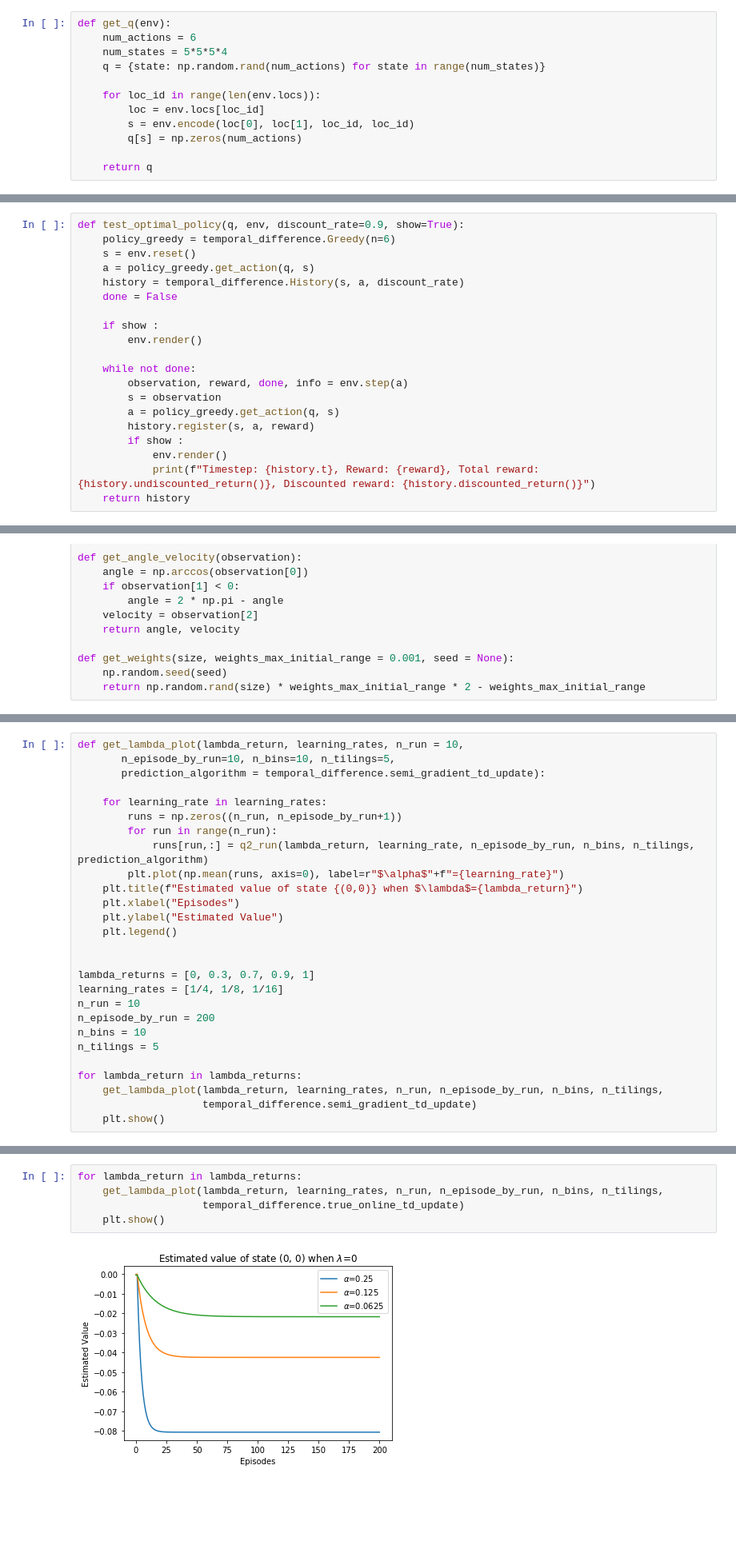
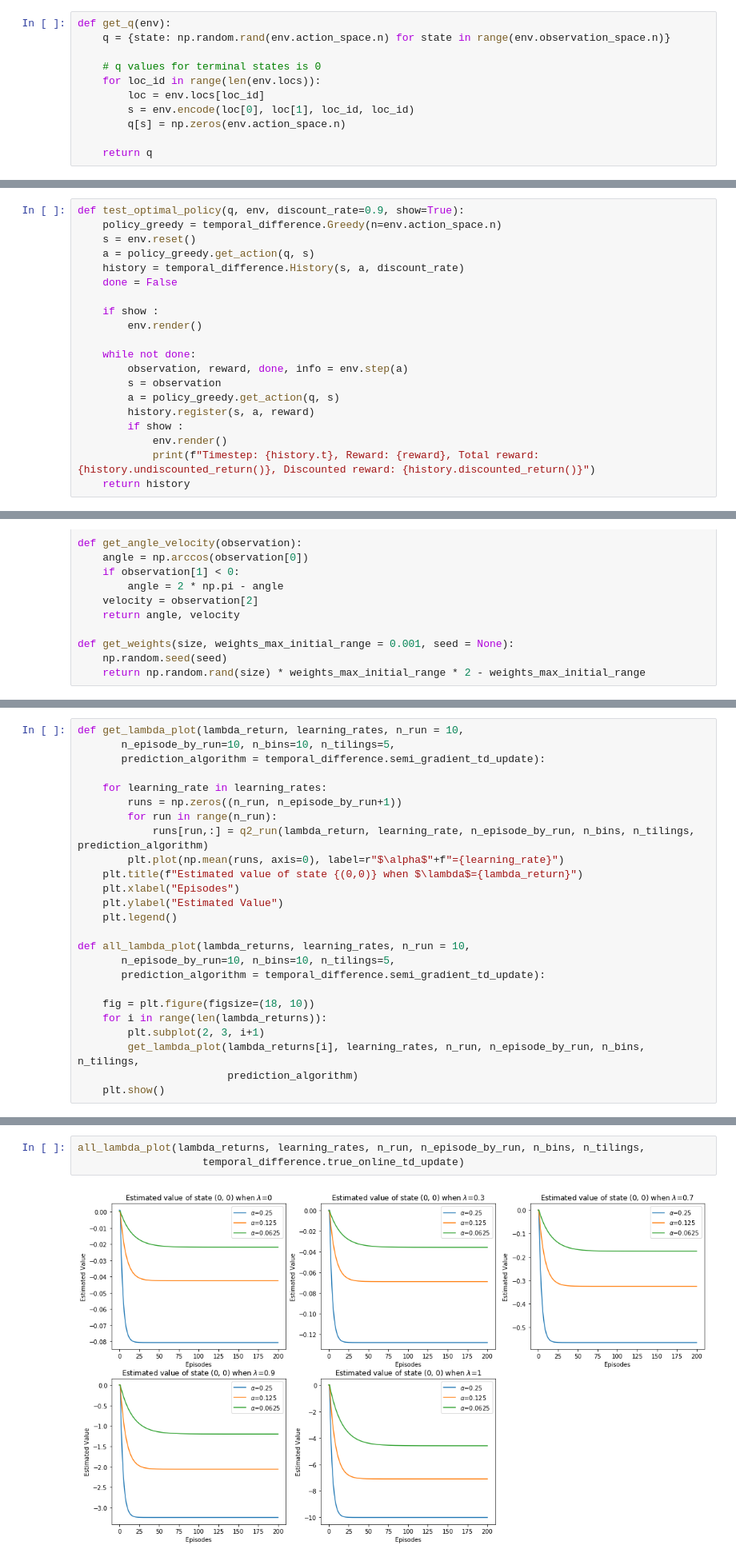
Before and after one commit to jgsimard/COMP767, a Jupyter notebook: hw2-notebook.ipynb, the cells around one changed output, grey strips where cells are left out. Shown: that part at 80% size. Saved outputs shown, nothing was run; the diff lists cells and outputs as text; blank space fills up the shorter version.

```diff
--- a/hw2-notebook.ipynb
+++ b/hw2-notebook.ipynb
@@ -32,12 +39,11 @@ import function_approximation
 # %%
 def get_q(env):
-    num_actions = 6
-    num_states = 5*5*5*4
-    q = {state: np.random.rand(num_actions) for state in range(num_states)}
+    q = {state: np.random.rand(env.action_space.n) for state in range(env.observation_space.n)}
 
+    # q values for terminal states is 0
     for loc_id in range(len(env.locs)):
         loc = env.locs[loc_id]
         s = env.encode(loc[0], loc[1], loc_id, loc_id)
-        q[s] = np.zeros(num_actions)
+        q[s] = np.zeros(env.action_space.n)
 
     return q
@@ -44,6 +52,6 @@ def get_q(env):
 # %%
 def test_optimal_policy(q, env, discount_rate=0.9, show=True):
-    policy_greedy = temporal_difference.Greedy(n=6)
+    policy_greedy = temporal_difference.Greedy(n=env.action_space.n)
     s = env.reset()
     a = policy_greedy.get_action(q, s)
     history = temporal_difference.History(s, a, discount_rate)
@@ -320,15 +357,13 @@ def get_lambda_plot(lambda_return, learning_rates, n_run = 10,
     plt.ylabel("Estimated Value")
     plt.legend()
 
+def all_lambda_plot(lambda_returns, learning_rates, n_run = 10,
+       n_episode_by_run=10, n_bins=10, n_tilings=5,
+       prediction_algorithm = temporal_difference.semi_gradient_td_update):
 
-lambda_returns = [0, 0.3, 0.7, 0.9, 1]
-learning_rates = [1/4, 1/8, 1/16]
-n_run = 10
-n_episode_by_run = 200
-n_bins = 10
-n_tilings = 5
-
-for lambda_return in lambda_returns:
-    get_lambda_plot(lambda_return, learning_rates, n_run, n_episode_by_run, n_bins, n_tilings,
-                    temporal_difference.semi_gradient_td_update)
+    fig = plt.figure(figsize=(18, 10))
+    for i in range(len(lambda_returns)):
+        plt.subplot(2, 3, i+1)
+        get_lambda_plot(lambda_returns[i], learning_rates, n_run, n_episode_by_run, n_bins, n_tilings,
+                        prediction_algorithm)
     plt.show()
@@ -341,7 +388,5 @@ for lambda_return in lambda_returns:
 # %%
-for lambda_return in lambda_returns:
-    get_lambda_plot(lambda_return, learning_rates, n_run, n_episode_by_run, n_bins, n_tilings,
+all_lambda_plot(lambda_returns, learning_rates, n_run, n_episode_by_run, n_bins, n_tilings,
                     temporal_difference.true_online_td_update)
-    plt.show()
 # %% [output]
-[figure, old version]
+[figure, new version]
```
Also changed, not shown: parts of 36 cells of this notebook.
